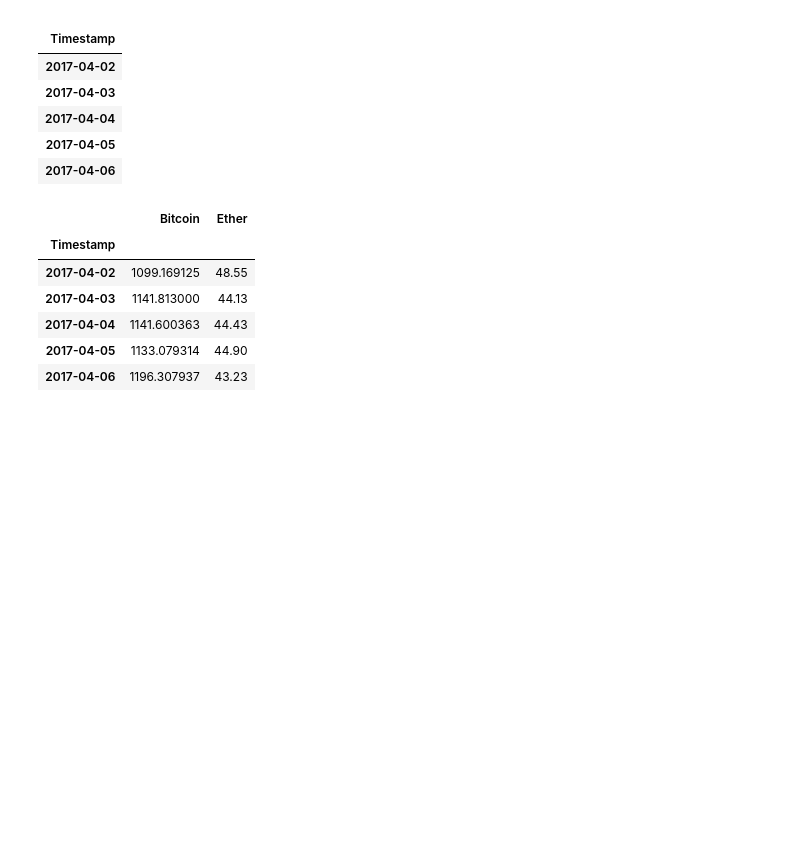
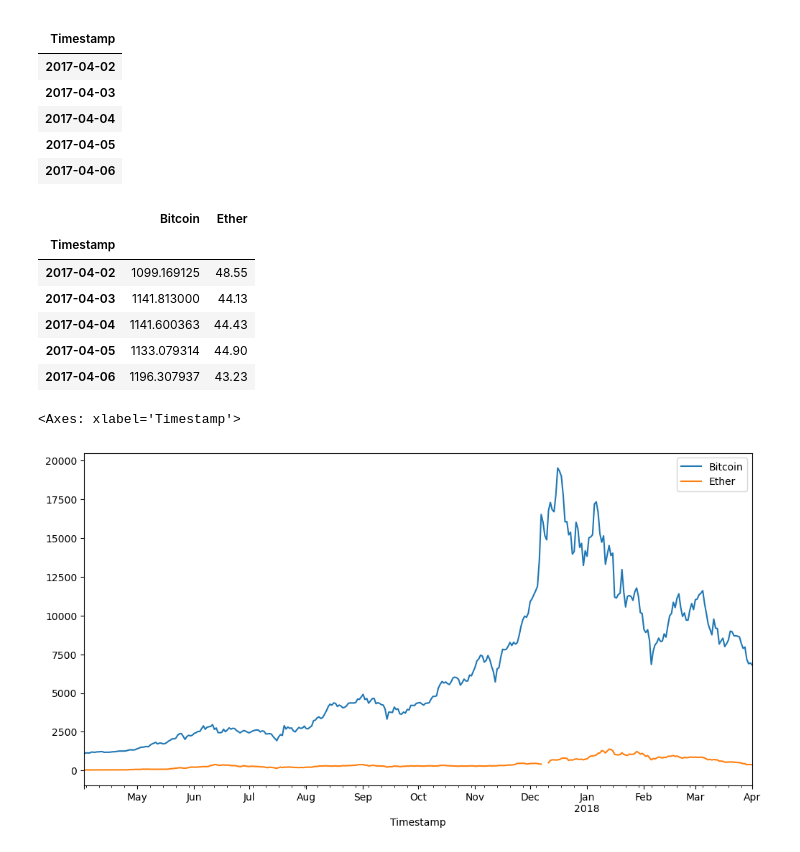
Before and after one commit to MateusViotto/Studying-Data-Analysis-with-Python, a Jupyter notebook: Introduction Pandas.ipynb, the cells around one changed output. Cells and saved outputs as stored; diff of their text form; code cells hidden in the pictures; blank space fills up the shorter version.

```diff
--- a/Introduction Pandas.ipynb
+++ b/Introduction Pandas.ipynb
@@ -1397,3 +1397,8 @@ prices.head()
 | 2017-04-04 | 1141.600363 | 44.43 |
 | 2017-04-05 | 1133.079314 | 44.90 |
 | 2017-04-06 | 1196.307937 | 43.23 |
+# %%
+prices.plot(figsize=(12, 6))
+# %% [output]
+<Axes: xlabel='Timestamp'>
+[figure, added]
```
Also changed, not shown: parts of 1 cell of this notebook.
